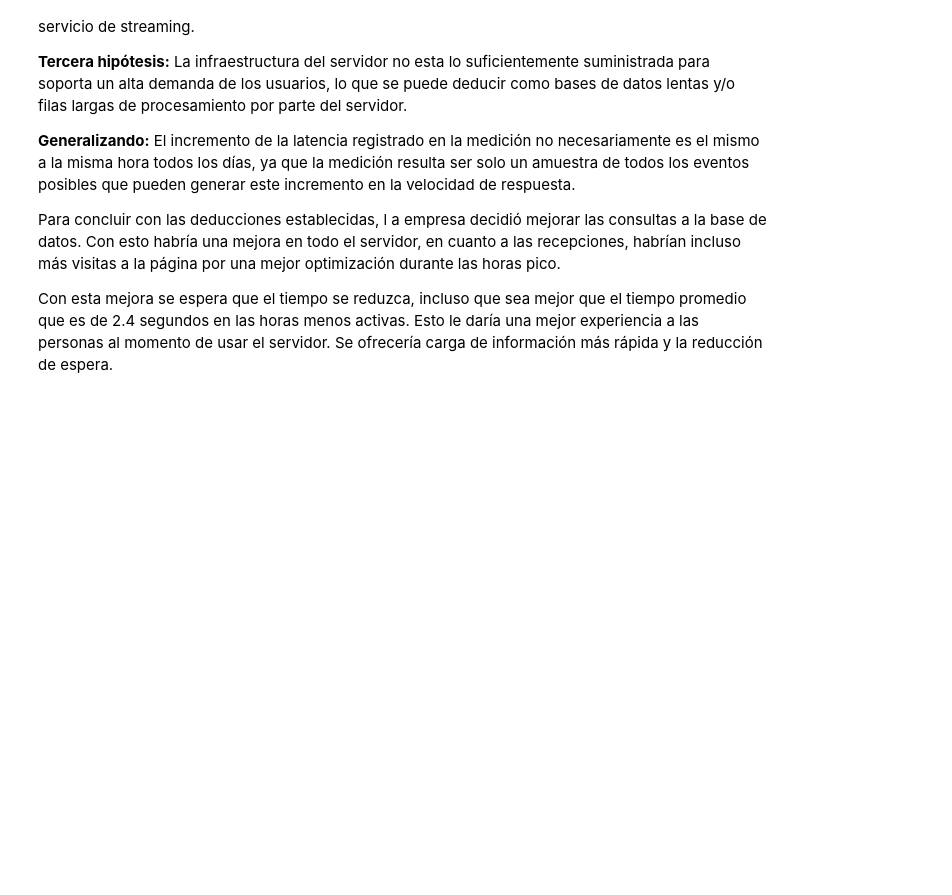
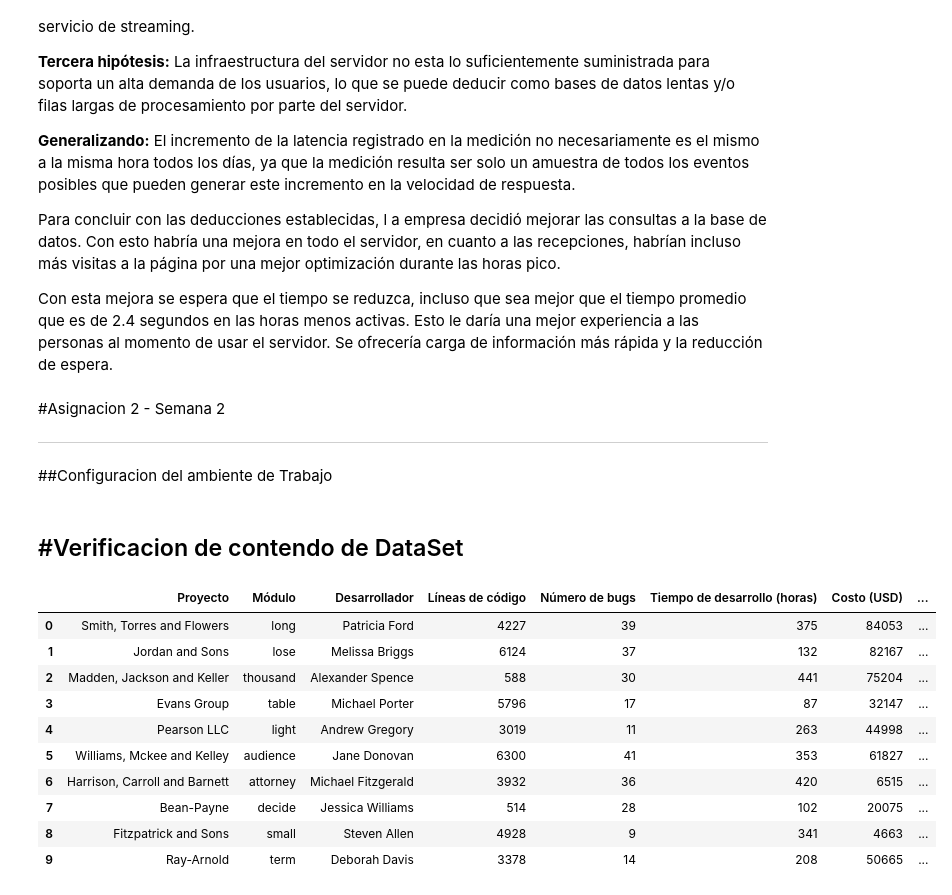
Before and after one commit to 1103050311/utt-luis-ramirez-probabilidad-y-estadistica-2-a-student-diary-first-week-Template-Student-Diary, a Jupyter notebook: APUNTES_PROBABILIDAD_Y_ESTADISTICA.ipynb, the cells around one changed output. Drawn from its saved outputs; the diff is of its cells as text; code cells hidden in the pictures; blank space fills up the shorter version.

```diff
--- a/APUNTES_PROBABILIDAD_Y_ESTADISTICA.ipynb
+++ b/APUNTES_PROBABILIDAD_Y_ESTADISTICA.ipynb
@@ -109,3 +109,28 @@ Se recopilaron los datos durante 2 días y 2 horas acerca de los servidores de u
 Para concluir con las deducciones establecidas, l a empresa decidió mejorar las consultas a la base de datos. Con esto habría una mejora en todo el servidor, en cuanto a las recepciones, habrían incluso más visitas a la página por una mejor optimización durante las horas pico.
 
 Con esta mejora se espera que el tiempo se reduzca, incluso que sea mejor que el tiempo promedio que es de 2.4 segundos en las horas menos activas. Esto le daría una mejor experiencia a las personas al momento de usar el servidor. Se ofrecería carga de información más rápida y la reducción de espera.
+# %% [markdown]
+#Asignacion 2 -  Semana 2
+
+---
+##Configuracion del ambiente de Trabajo
+# %%
+import pandas as pd
+data = pd.read_csv('/content/SoftwareProject_DataSet.csv')
+# %% [markdown]
+#Verificacion de contendo de DataSet
+---
+# %%
+data.head(n=10)
+# %% [output]
+|  | Proyecto | Módulo | Desarrollador | Líneas de código | Número de bugs | Tiempo de desarrollo (horas) | Costo (USD) | ... |
+| 0 | Smith, Torres and Flowers | long | Patricia Ford | 4227 | 39 | 375 | 84053 | ... |
+| 1 | Jordan and Sons | lose | Melissa Briggs | 6124 | 37 | 132 | 82167 | ... |
+| 2 | Madden, Jackson and Keller | thousand | Alexander Spence | 588 | 30 | 441 | 75204 | ... |
+| 3 | Evans Group | table | Michael Porter | 5796 | 17 | 87 | 32147 | ... |
+| 4 | Pearson LLC | light | Andrew Gregory | 3019 | 11 | 263 | 44998 | ... |
+| 5 | Williams, Mckee and Kelley | audience | Jane Donovan | 6300 | 41 | 353 | 61827 | ... |
+| 6 | Harrison, Carroll and Barnett | attorney | Michael Fitzgerald | 3932 | 36 | 420 | 6515 | ... |
+| 7 | Bean-Payne | decide | Jessica Williams | 514 | 28 | 102 | 20075 | ... |
+| 8 | Fitzpatrick and Sons | small | Steven Allen | 4928 | 9 | 341 | 4663 | ... |
+| 9 | Ray-Arnold | term | Deborah Davis | 3378 | 14 | 208 | 50665 | ... |
```
Also changed, not shown: parts of 3 cells of this notebook.
